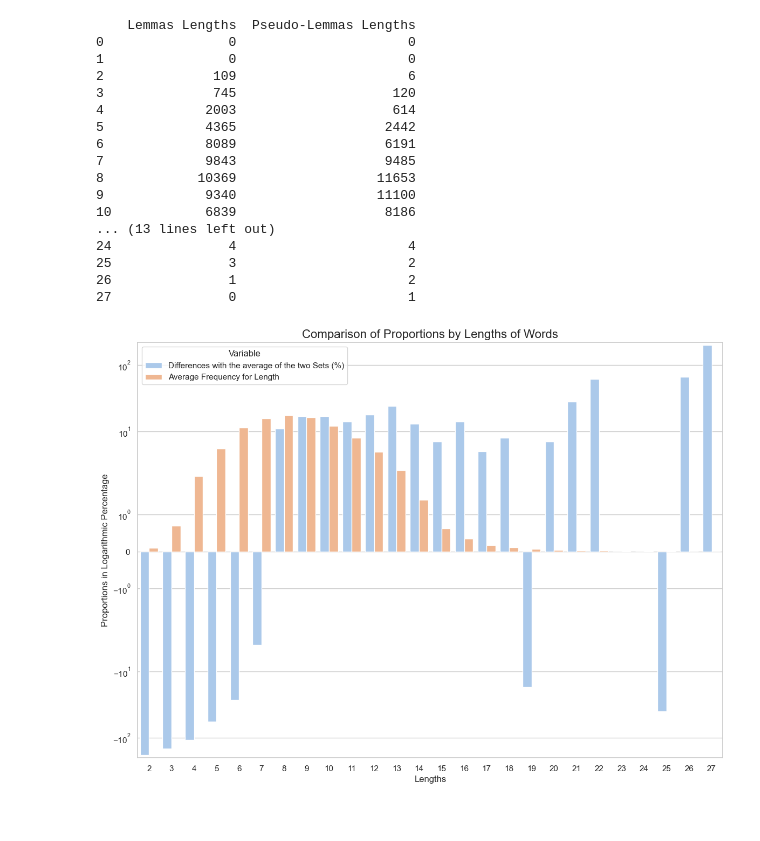
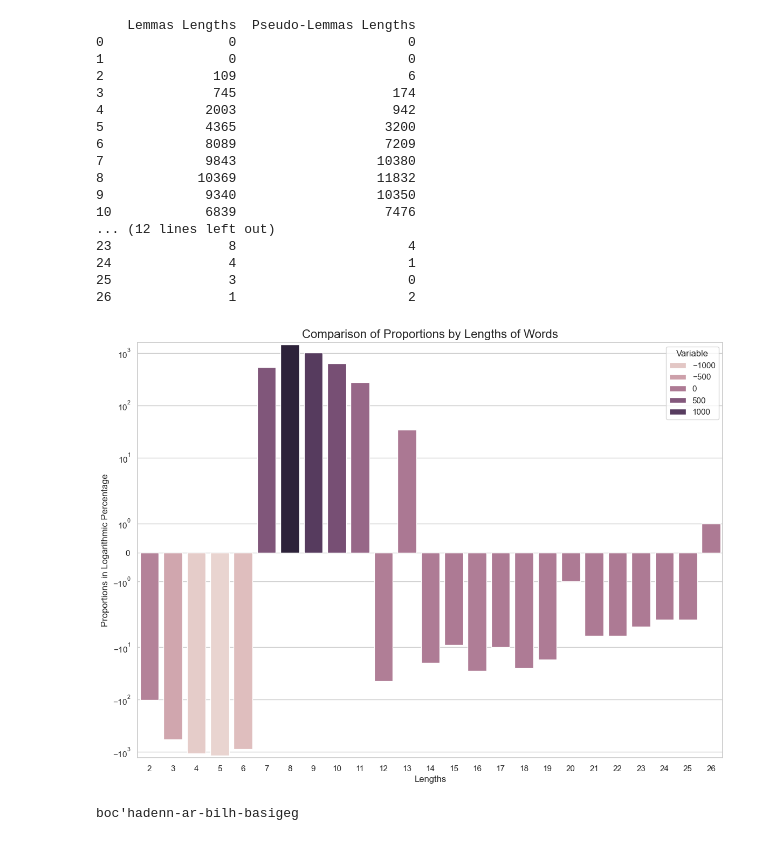
Before and after one commit to Oktogazh/sudogen, a Jupyter notebook: 4 Testing.ipynb, the cells around one changed output. Saved outputs shown, nothing was run; the diff lists cells and outputs as text; code cells hidden in the pictures.

```diff
--- a/4 Testing.ipynb
+++ b/4 Testing.ipynb
@@ -110,4 +72,10 @@ Next we'll look at the length distribution of the sets.
 # %%
+import numpy as np
+import seaborn as sns
+import pandas as pd
+import matplotlib.pyplot as plt
+from collections import Counter
+
 cmap = plt.cm.viridis
 sns.set_theme(context='notebook', style="whitegrid", palette="pastel")
 
@@ -121,54 +89,52 @@ for i in range(max([i for i in lemmas_counter.keys()] + [i for i in pseudo_lemma
     })
 
 
 lengths_df = pd.DataFrame(data)
 print(lengths_df)
-lengths_df["avr"] = (lengths_df["Lemmas Lengths"] + lengths_df["Pseudo-Lemmas Lengths"]) / 2
-lengths_df["Average Frequency for Length"] = (100 * lengths_df["avr"] / len(lemmas))
 lengths_df["Length Difference"] = lengths_df["Pseudo-Lemmas Lengths"] - lengths_df["Lemmas Lengths"]
-lengths_df["Differences with the average of the two Sets (%)"] = (100 * lengths_df["Length Difference"] // (lengths_df["avr"]))
 
 lengths_df.index.name = 'Lengths'
 lengths_df = lengths_df.drop([0, 1])
 
-df_long = lengths_df.reset_index().melt(id_vars=['Lengths'], value_vars=['Differences with the average of the two Sets (%)', 'Average Frequency for Length'])
 plt.figure(figsize=(14, 10))
 sns.set_style('whitegrid')
 
 
 bar_plot = sns.barplot(
     x='Lengths',
-    y="value",
-    hue="variable",
-    data=df_long
+    y="Length Difference",
+    hue="Length Difference",
+    data=lengths_df
 )
 plt.yscale('symlog')
 
-# Customize the plot
 plt.title('Comparison of Proportions by Lengths of Words', fontsize=16)
 plt.xlabel('Lengths', fontsize=12)
 plt.ylabel('Proportions in Logarithmic Percentage', fontsize=12)
 plt.legend(title='Variable')
 plt.show()
+
+print(max(pseudo_lemmas, key=len))
 # %% [output]
     Lemmas Lengths  Pseudo-Lemmas Lengths
 0                0                      0
 1                0                      0
 2              109                      6
-3              745                    120
-4             2003                    614
-5             4365                   2442
-6             8089                   6191
-7             9843                   9485
-8            10369                  11653
-9             9340                  11100
-10            6839                   8186
-... (13 lines left out)
-24               4                      4
-25               3                      2
+3              745                    174
+4             2003                    942
+5             4365                   3200
+6             8089                   7209
+7             9843                  10380
+8            10369                  11832
+9             9340                  10350
+10            6839                   7476
+... (12 lines left out)
+23               8                      4
+24               4                      1
+25               3                      0
 26               1                      2
-27               0                      1
-[figure, old version]
+[figure, new version]
+boc'hadenn-ar-bilh-basigeg
 # %% [markdown]
 Here we see that the lengths of the generated words varies greatly from the training set. The explanation is straightforward, the scarcity of items with either few or large numbers of characters forbid the model to learn properly to create long or short words. One of the explication for the lack of short words may be due to the fact that a large part of the plausible short words are "already taken" and that the model initially generated the right amount of short words, but did not retain them in the final list because those words were real. But if the model did not learn well to reproduce the exact probabilities of short or long words, it still did what would be impossible for a gram-based HMCM. It can create two-characters-long words and even words (at least one in this set) longer than anything it has ever seen during training. This underscores once again the successful learning of patterns over pure distributions.
 
```
Also changed, not shown: parts of 11 cells of this notebook, 3 other files.
